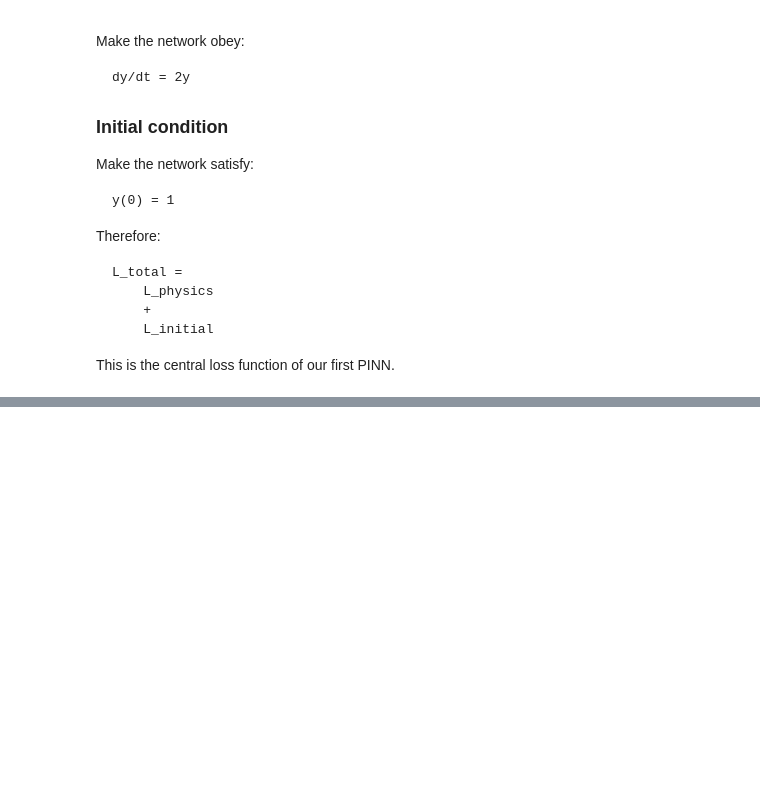
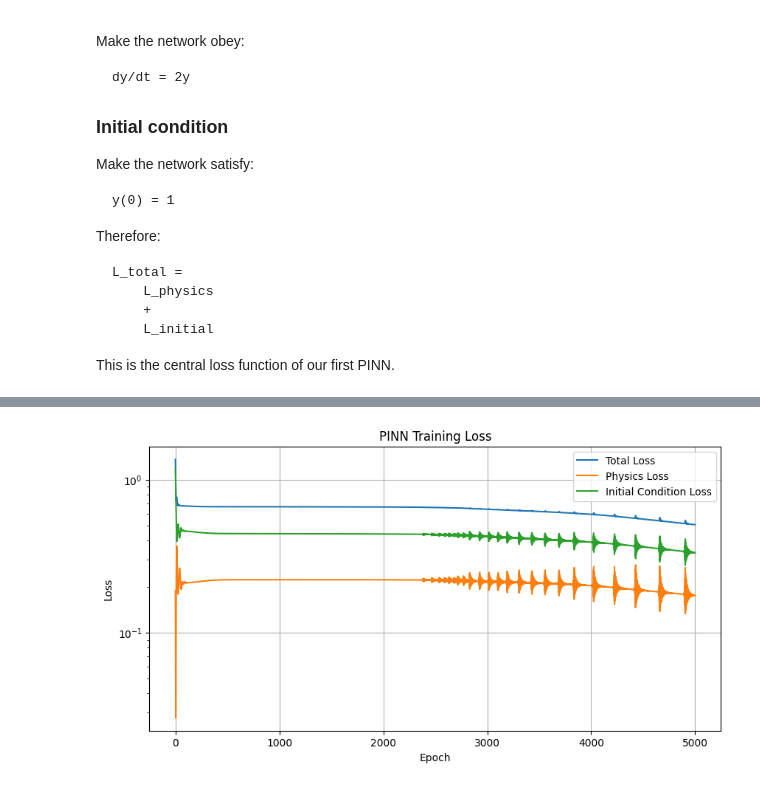
Before and after one commit to AnirbansarkarS/PINN-Research-notebooks, a Jupyter notebook: Notebook 04 — Your First Physics-Informed Neural Network.ipynb, the cells around one changed output, grey strips where cells are left out. Drawn from its saved outputs; the diff is of its cells as text; code cells hidden in the pictures; blank space fills up the shorter version.

```diff
--- a/Notebook 04 — Your First Physics-Informed Neural Network.ipynb
+++ b/Notebook 04 — Your First Physics-Informed Neural Network.ipynb
@@ -375,0 +397,9 @@ This is the central loss function of our first PINN.
+# %%
+total_loss, physics_loss, initial_loss = pinn_loss(
+    model,
+    t_collocation
+)
+
+print("Initial total loss :", total_loss.item())
+print("Initial physics loss:", physics_loss.item())
+print("Initial condition loss:", initial_loss.item())
@@ -375,0 +477,27 @@ This is the central loss function of our first PINN.
+# %%
+plt.figure(figsize=(10, 5))
+
+plt.semilogy(
+    total_history,
+    label="Total Loss"
+)
+
+plt.semilogy(
+    physics_history,
+    label="Physics Loss"
+)
+
+plt.semilogy(
+    initial_history,
+    label="Initial Condition Loss"
+)
+
+plt.xlabel("Epoch")
+plt.ylabel("Loss")
+plt.title("PINN Training Loss")
+plt.grid(True)
+plt.legend()
+
+plt.show()
+# %% [output]
+[figure, added]
```
Also changed, not shown: parts of 4 cells of this notebook.
